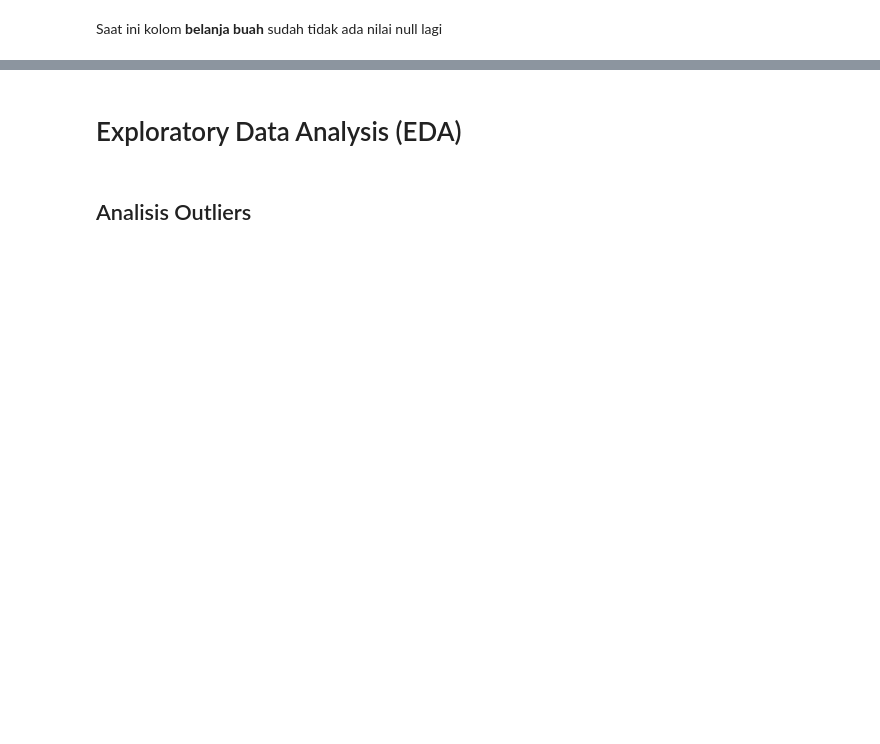
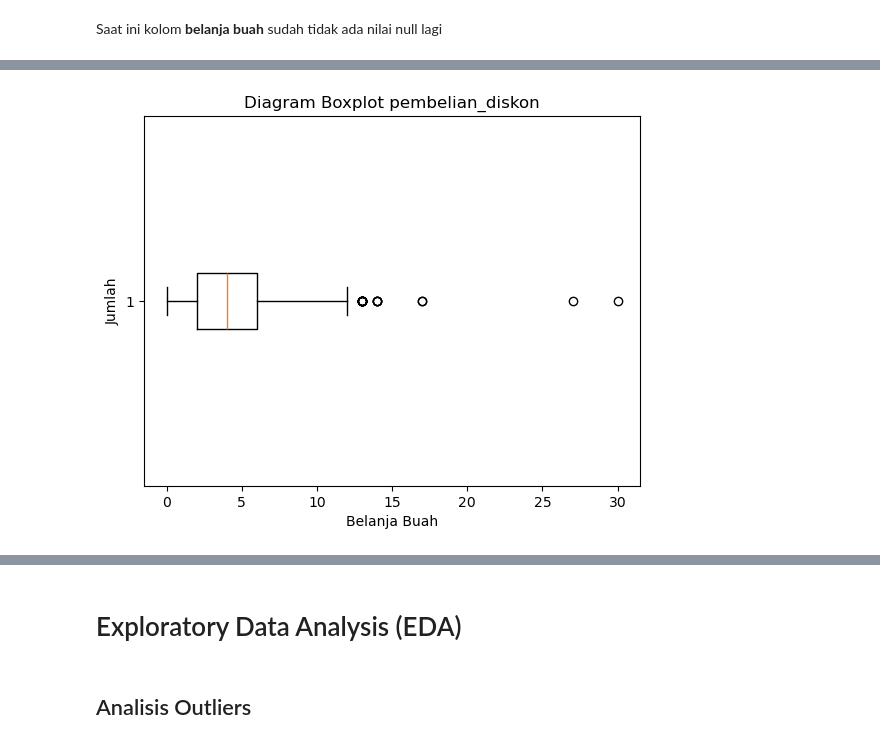
Before and after one commit to AFreborn22/superior_DA, a Jupyter notebook: SUPERIOR.ipynb, the cells around one changed output, grey strips where cells are left out. Drawn from its saved outputs; the diff is of its cells as text; code cells hidden in the pictures; blank space fills up the shorter version.

```diff
--- a/SUPERIOR.ipynb
+++ b/SUPERIOR.ipynb
@@ -381,0 +672,10 @@ Saat ini kolom **belanja buah** sudah tidak ada nilai null lagi
+# %%
+for segmen in trainFeatures['segmentasi_pendapatan'].unique():
+    # Filter DataFrame berdasarkan segmen pendapatan
+    df_segmen = trainFeatures[trainFeatures['segmentasi_pendapatan'] == segmen]
+
+    # Mengambil nilai modus dari kolom 'pembelian_diskon' pada segmen saat ini
+    mayorSegmen = df_segmen['pembelian_web'].mean()
+
+    # Mengisi nilai null di kolom 'pembelian_diskon' berdasarkan segmentasi pendapatan dengan nilai modus
+    trainFeatures.loc[trainFeatures['segmentasi_pendapatan'] == segmen, 'pembelian_web'] = trainFeatures.loc[trainFeatures['segmentasi_pendapatan'] == segmen, 'pembelian_web'].fillna(mayorSegmen)
@@ -381,0 +694,8 @@ Saat ini kolom **belanja buah** sudah tidak ada nilai null lagi
+# %%
+plt.boxplot(trainFeatures['pembelian_web'], vert=False)
+plt.xlabel('Belanja Buah')
+plt.ylabel('Jumlah')
+plt.title('Diagram Boxplot pembelian_diskon')
+plt.show()
+# %% [output]
+[figure, added]
```
Also changed, not shown: parts of 68 cells of this notebook.
